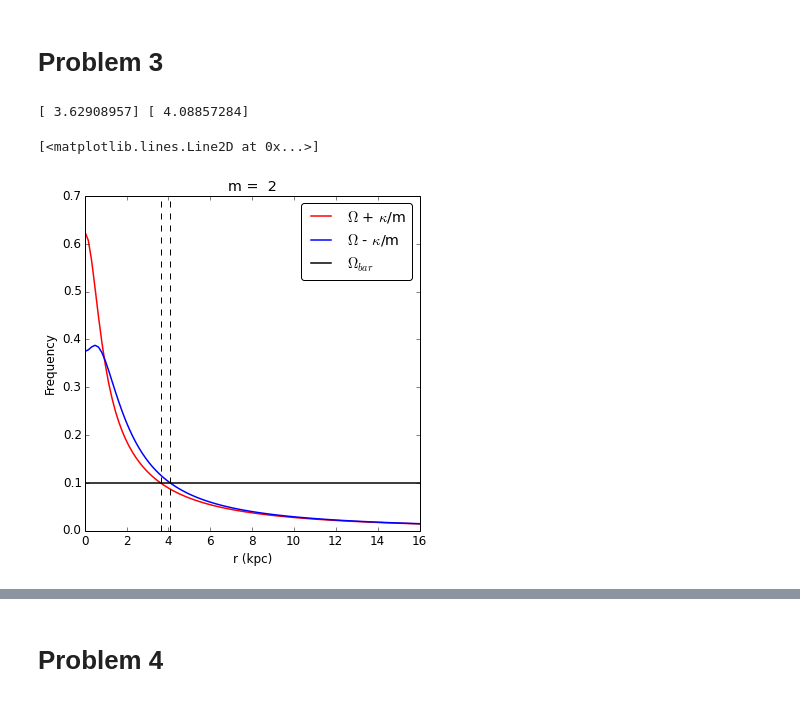
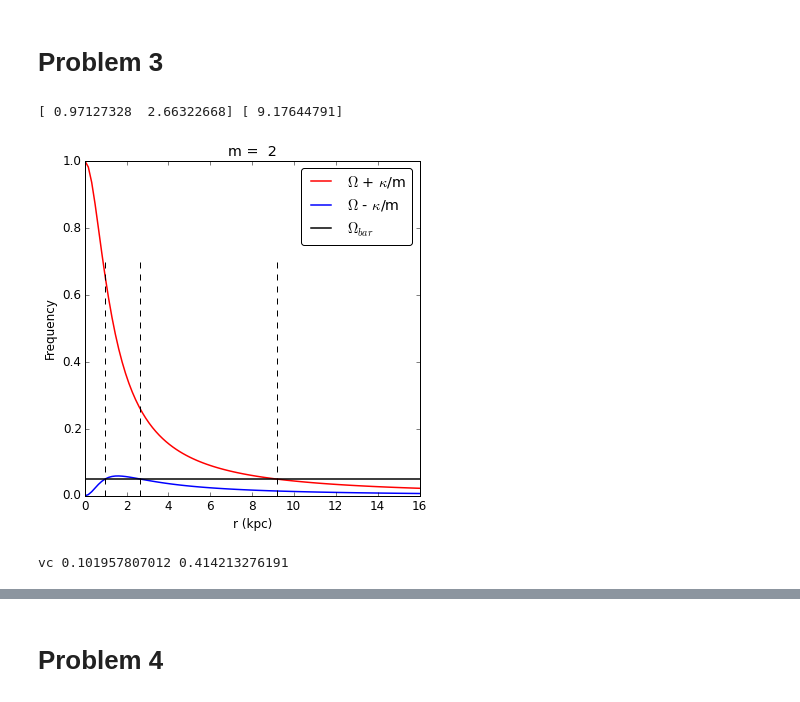
Before and after one commit to aemerick/Classes, a Jupyter notebook: Gal_Dyn/hw3/hw3.ipynb, the cells around one changed output, grey strips where cells are left out. Drawn from its saved outputs; the diff is of its cells as text; code cells hidden in the pictures.

```diff
--- a/Gal_Dyn/hw3/hw3.ipynb
+++ b/Gal_Dyn/hw3/hw3.ipynb
@@ -362,10 +374,10 @@ def lindblad_resonances(vcfunc, vcsqr_dr, omega_bar,
     """
 
     # kappa frequencies... last term is omega_o**2  .. first is 1/r * d(v_c^2)/dr
-    kappa = lambda r: vcsqr_dr(r,*args) / r - (vcfunc(r,*args)/r)**2
+    kappa = lambda r: (vcsqr_dr(r,*args) / r +2.0*(vcfunc(r,*args)/r)**2)**0.5
 
-    fouter     = lambda r: kappa(r)/(m*1.) - (vcfunc(r,*args)/r - omega_bar)
-    finner     = lambda r: -kappa(r)/(m*1.) - (vcfunc(r,*args)/r - omega_bar)
+    fouter     = lambda r: -kappa(r)/(m*1.) - (vcfunc(r,*args)/r - omega_bar)
+    finner     = lambda r:  kappa(r)/(m*1.) - (vcfunc(r,*args)/r - omega_bar)
 
     if plot_freq:
         plt.figure(figsize=(6,6))
@@ -542,15 +554,16 @@ plt.title("Isochrone Potential: Testing Circular Orbits")
 # Problem 3
 # %%
 # testing to make sure function to identify lindblad resonances works OK
-omega = 0.1
+omega = 0.05
 rmax = 8.0
 inner, outer = lindblad_resonances(vc_isochrone, vc_isochrone_dr, omega, rmax, nsamples=10, m=2.,
                                    plot_freq=True)
 
 print inner, outer
-plt.plot([inner[0],inner[0]],[0.0,0.7], color ='black', ls='--')
-plt.plot([outer[0],outer[0]],[0.0,0.7], color ='black', ls='--')
+for linner in inner:
+    plt.plot([linner,linner],[0.0,0.7], color ='black', ls='--')
+for louter in outer:
+    plt.plot([louter,louter],[0.0,0.7], color ='black', ls='--')
 # %% [output]
-[ 3.62908957] [ 4.08857284]
+[ 0.97127328  2.66322668] [ 9.17644791]
-[<matplotlib.lines.Line2D at 0x...>]
-[figure, old version]
+[figure, new version]
@@ -559 +570,10 @@ plt.plot([outer[0],outer[0]],[0.0,0.7], color ='black', ls='--')
+# %%
+dt     = 0.5
+nsteps = 10000
+nstars = 1000
+rmax   = 8
+ndim   = 2 # 2d ic's (i.e. thin disk)
+x0,y0,z0,vx0,vy0,vz0 = star_pos(nstars, ndim, rmax)
+# %% [output]
+vc 0.101957807012 0.414213276191
 # %%
```
Also changed, not shown: parts of 17 cells of this notebook, 45 other files.
